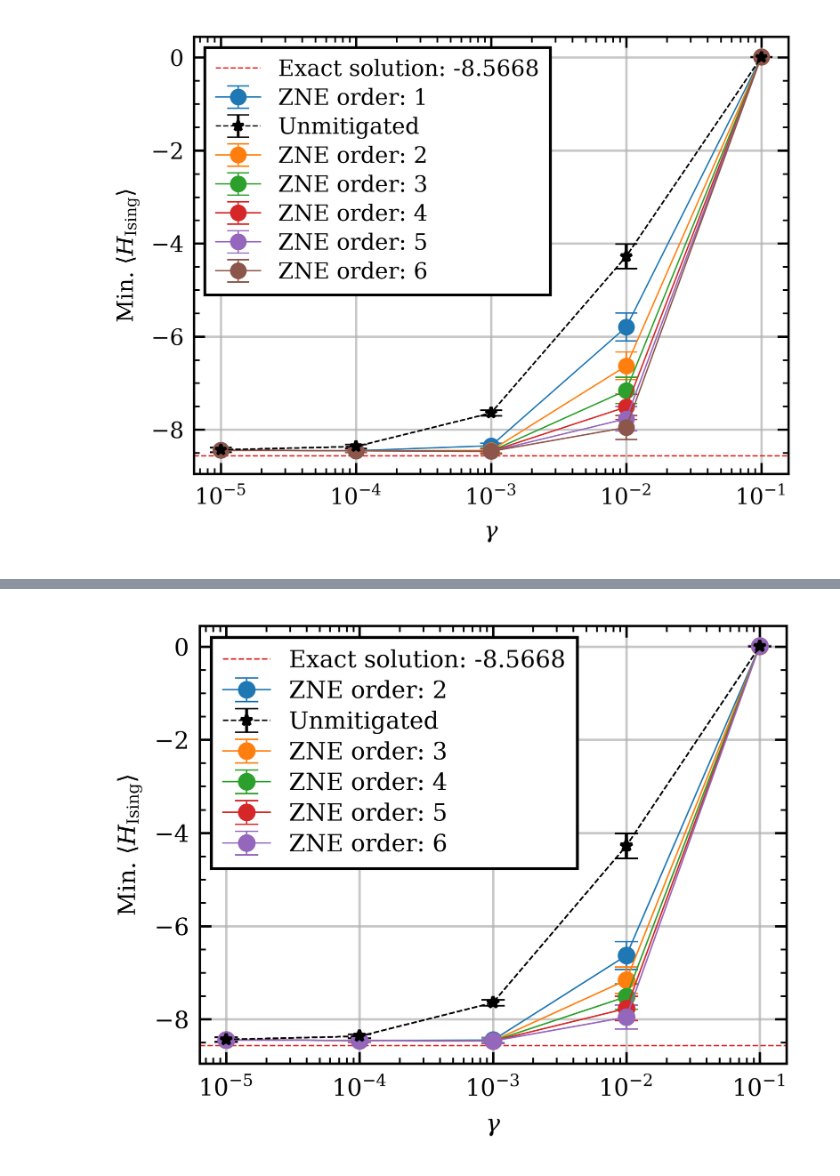
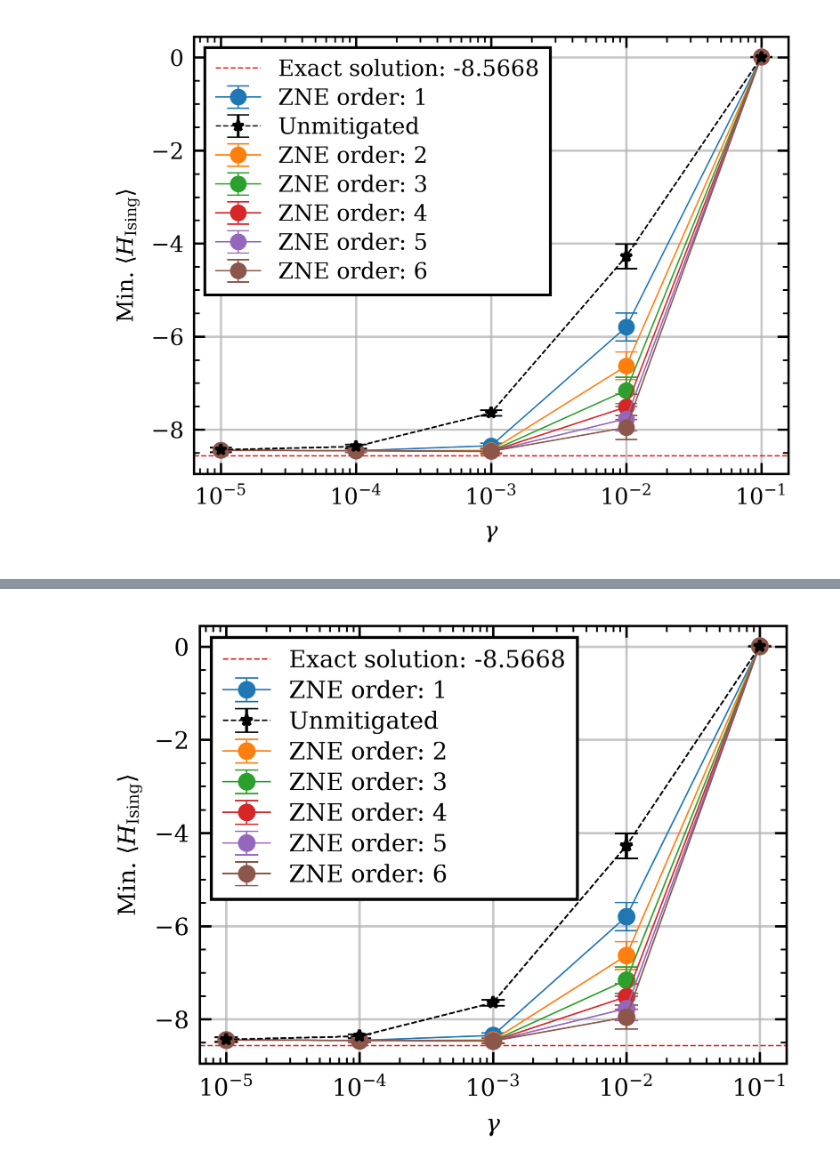
Before and after one commit to arijit-ship/indirect-zne-data, a Jupyter notebook: experiments/recent/REVIEW-SIMULATIONS/7Q-various-gamma.ipynb, the cells around one changed output, grey strips where cells are left out. Saved outputs shown, nothing was run; the diff lists cells and outputs as text; code cells hidden in the pictures.

```diff
--- a/experiments/recent/REVIEW-SIMULATIONS/7Q-various-gamma.ipynb
+++ b/experiments/recent/REVIEW-SIMULATIONS/7Q-various-gamma.ipynb
@@ -391,9 +391,9 @@ Saved → reports/7Q-various-gamma/RESULT-ZNE-VS-DELP-IEEE.png
 # %%
 plot_zne_vs_delp(
     PROCESSED_SIM_DATA,
-    rics=["ric2", "ric3", "ric4", "ric5", "ric6", "ric7"],
+    rics=["ric1", "ric2", "ric3", "ric4", "ric5", "ric6"],
     #title="ZNE vs delp",
-    file_name="RESULT-ZNE-VS-DELP-IEEE_SINGLE_COL",
+    file_name="RESULT-ZNE-VS-DELP-IEEE_SINGLE_COL_das9",
     figsize=(3.25, 2.5),
     file_type="png",
     dpi=600,
@@ -406 +405 @@ Saved → reports/7Q-various-gamma/RESULT-ZNE-VS-DELP-IEEE_SINGLE_COL.png
-[figure, old version]
+[figure, new version]
```
Also changed, not shown: parts of 1 cell of this notebook, 1 other file.
